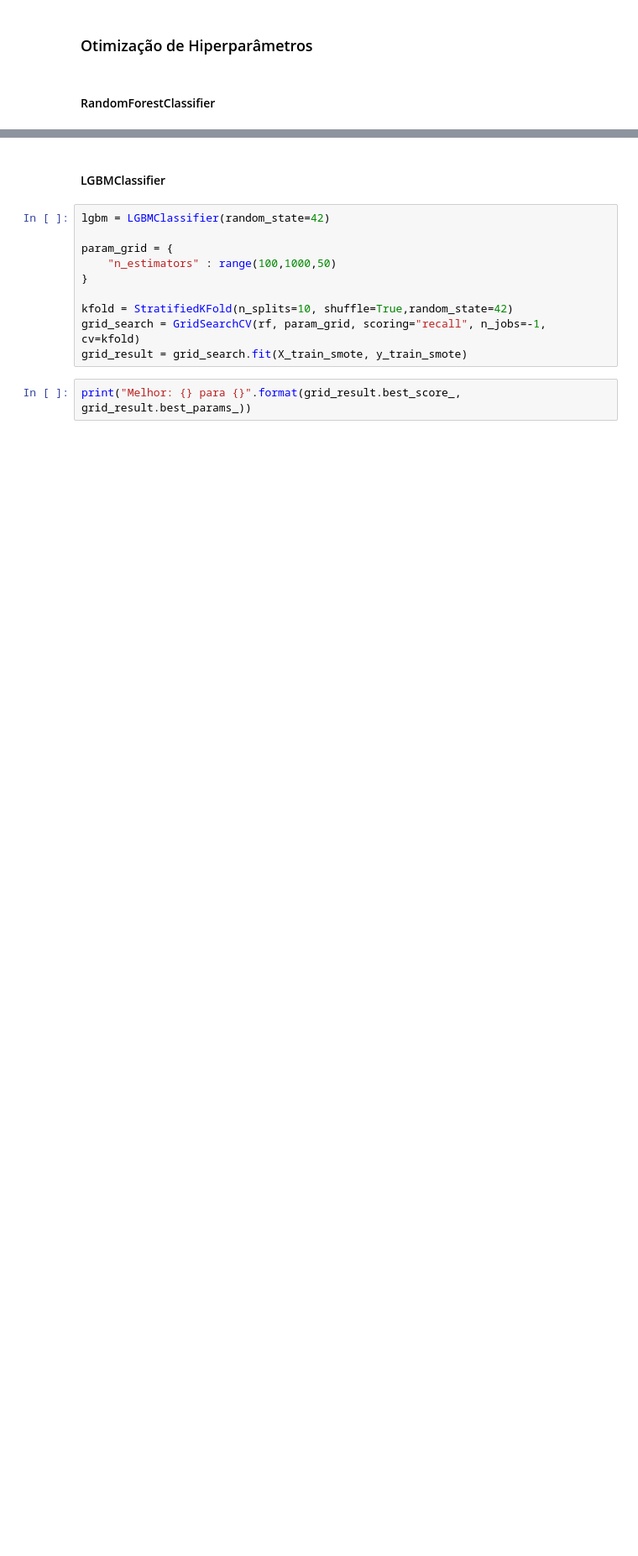
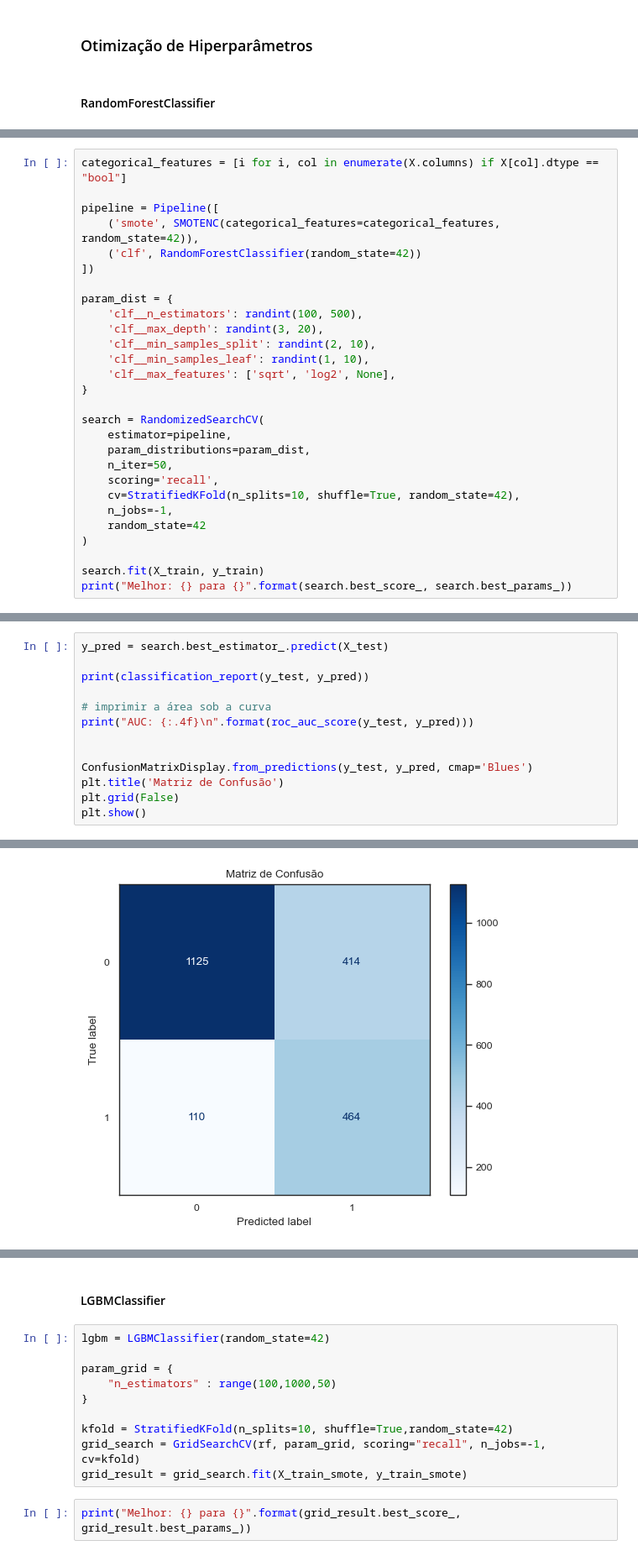
Before and after one commit to marcosilvaa/churn-prediction, a Jupyter notebook: projeto_churn.ipynb, the cells around one changed output, grey strips where cells are left out. Shown: that part at 84% size. Cells and saved outputs as stored; diff of their text form; blank space fills up the shorter version.

Commit message:
Melhoria no modelo de RandomForest

```diff
--- a/projeto_churn.ipynb
+++ b/projeto_churn.ipynb
@@ -542,0 +576,28 @@ Agora vamos aplicar a tecnica de otimização de hiperparâmetros para cada um d
+# %%
+categorical_features = [i for i, col in enumerate(X.columns) if X[col].dtype == "bool"]
+
+pipeline = Pipeline([
+    ('smote', SMOTENC(categorical_features=categorical_features, random_state=42)),
+    ('clf', RandomForestClassifier(random_state=42))
+])
+
+param_dist = {
+    'clf__n_estimators': randint(100, 500),
+    'clf__max_depth': randint(3, 20),
+    'clf__min_samples_split': randint(2, 10),
+    'clf__min_samples_leaf': randint(1, 10),
+    'clf__max_features': ['sqrt', 'log2', None],
+}
+
+search = RandomizedSearchCV(
+    estimator=pipeline,
+    param_distributions=param_dist,
+    n_iter=50,
+    scoring='recall',
+    cv=StratifiedKFold(n_splits=10, shuffle=True, random_state=42),
+    n_jobs=-1,
+    random_state=42
+)
+
+search.fit(X_train, y_train)
+print("Melhor: {} para {}".format(search.best_score_, search.best_params_))
@@ -542,0 +606,14 @@ Agora vamos aplicar a tecnica de otimização de hiperparâmetros para cada um d
+# %%
+y_pred = search.best_estimator_.predict(X_test)
+
+print(classification_report(y_test, y_pred))
+
+# imprimir a área sob a curva
+print("AUC: {:.4f}\n".format(roc_auc_score(y_test, y_pred)))
+
+
+ConfusionMatrixDisplay.from_predictions(y_test, y_pred, cmap='Blues')
+plt.title('Matriz de Confusão')
+plt.grid(False)
+plt.show()
+# %% [output]
@@ -542,0 +630 @@ Agora vamos aplicar a tecnica de otimização de hiperparâmetros para cada um d
+[figure, added]
```
Also changed, not shown: parts of 29 cells of this notebook.
